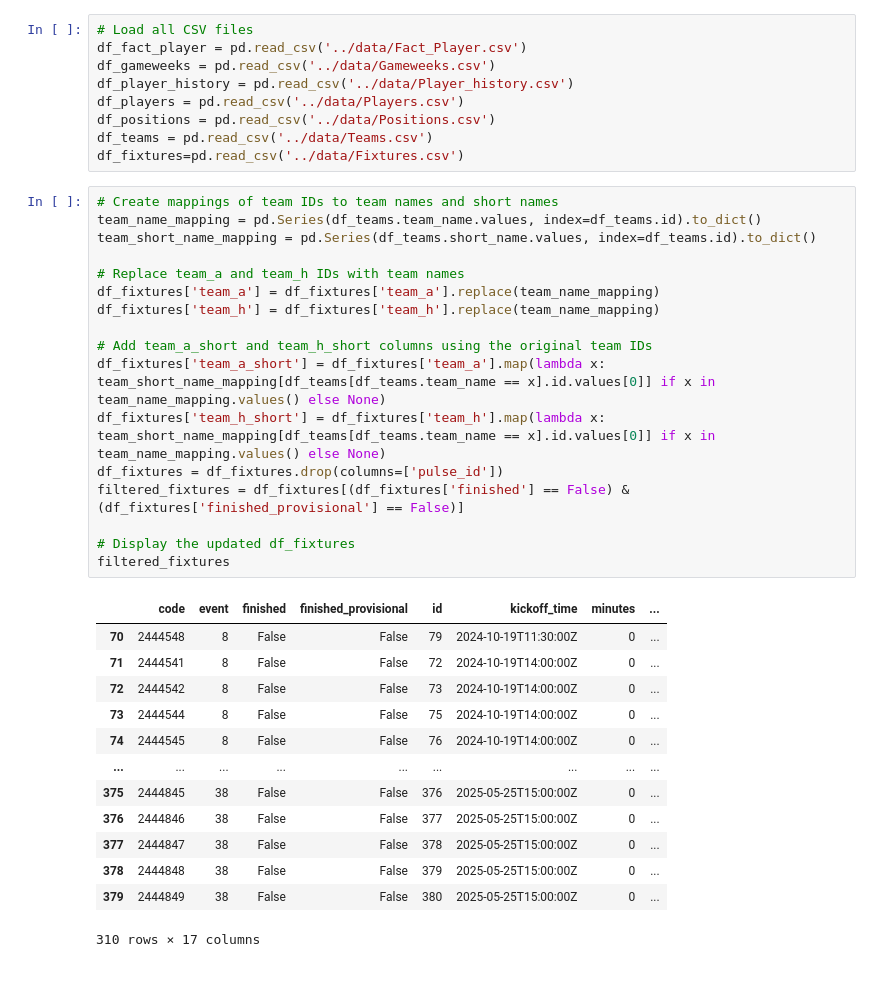
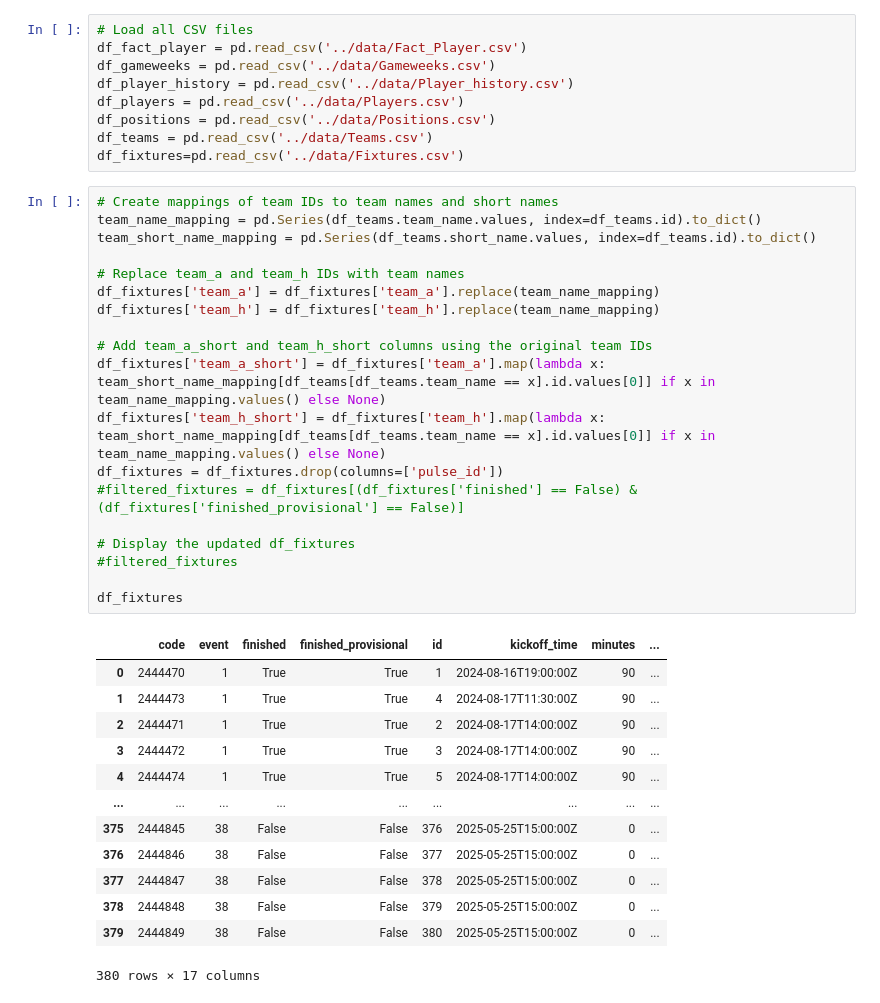
Before and after one commit to xRayzox/Piepline-FPL, a Jupyter notebook: Data-vis/FPL.ipynb, the cells around one changed output. Drawn from its saved outputs; the diff is of its cells as text.

```diff
--- a/Data-vis/FPL.ipynb
+++ b/Data-vis/FPL.ipynb
@@ -14,31 +14,33 @@ df_fixtures=pd.read_csv('../data/Fixtures.csv')
 # %%
 # Create mappings of team IDs to team names and short names
 team_name_mapping = pd.Series(df_teams.team_name.values, index=df_teams.id).to_dict()
 team_short_name_mapping = pd.Series(df_teams.short_name.values, index=df_teams.id).to_dict()
 
 # Replace team_a and team_h IDs with team names
 df_fixtures['team_a'] = df_fixtures['team_a'].replace(team_name_mapping)
 df_fixtures['team_h'] = df_fixtures['team_h'].replace(team_name_mapping)
 
 # Add team_a_short and team_h_short columns using the original team IDs
 df_fixtures['team_a_short'] = df_fixtures['team_a'].map(lambda x: team_short_name_mapping[df_teams[df_teams.team_name == x].id.values[0]] if x in team_name_mapping.values() else None)
 df_fixtures['team_h_short'] = df_fixtures['team_h'].map(lambda x: team_short_name_mapping[df_teams[df_teams.team_name == x].id.values[0]] if x in team_name_mapping.values() else None)
 df_fixtures = df_fixtures.drop(columns=['pulse_id'])
-filtered_fixtures = df_fixtures[(df_fixtures['finished'] == False) & (df_fixtures['finished_provisional'] == False)]
+#filtered_fixtures = df_fixtures[(df_fixtures['finished'] == False) & (df_fixtures['finished_provisional'] == False)]
 
 # Display the updated df_fixtures
-filtered_fixtures
+#filtered_fixtures
+
+df_fixtures
 # %% [output]
 |  | code | event | finished | finished_provisional | id | kickoff_time | minutes | ... |
-| 70 | 2444548 | 8 | False | False | 79 | 2024-10-19T11:30:00Z | 0 | ... |
-| 71 | 2444541 | 8 | False | False | 72 | 2024-10-19T14:00:00Z | 0 | ... |
-| 72 | 2444542 | 8 | False | False | 73 | 2024-10-19T14:00:00Z | 0 | ... |
-| 73 | 2444544 | 8 | False | False | 75 | 2024-10-19T14:00:00Z | 0 | ... |
-| 74 | 2444545 | 8 | False | False | 76 | 2024-10-19T14:00:00Z | 0 | ... |
+| 0 | 2444470 | 1 | True | True | 1 | 2024-08-16T19:00:00Z | 90 | ... |
+| 1 | 2444473 | 1 | True | True | 4 | 2024-08-17T11:30:00Z | 90 | ... |
+| 2 | 2444471 | 1 | True | True | 2 | 2024-08-17T14:00:00Z | 90 | ... |
+| 3 | 2444472 | 1 | True | True | 3 | 2024-08-17T14:00:00Z | 90 | ... |
+| 4 | 2444474 | 1 | True | True | 5 | 2024-08-17T14:00:00Z | 90 | ... |
 | ... | ... | ... | ... | ... | ... | ... | ... | ... |
 | 375 | 2444845 | 38 | False | False | 376 | 2025-05-25T15:00:00Z | 0 | ... |
 | 376 | 2444846 | 38 | False | False | 377 | 2025-05-25T15:00:00Z | 0 | ... |
 | 377 | 2444847 | 38 | False | False | 378 | 2025-05-25T15:00:00Z | 0 | ... |
 | 378 | 2444848 | 38 | False | False | 379 | 2025-05-25T15:00:00Z | 0 | ... |
 | 379 | 2444849 | 38 | False | False | 380 | 2025-05-25T15:00:00Z | 0 | ... |
-310 rows × 17 columns
+380 rows × 17 columns
```
Also changed, not shown: parts of 2 cells of this notebook, 1 other file.
